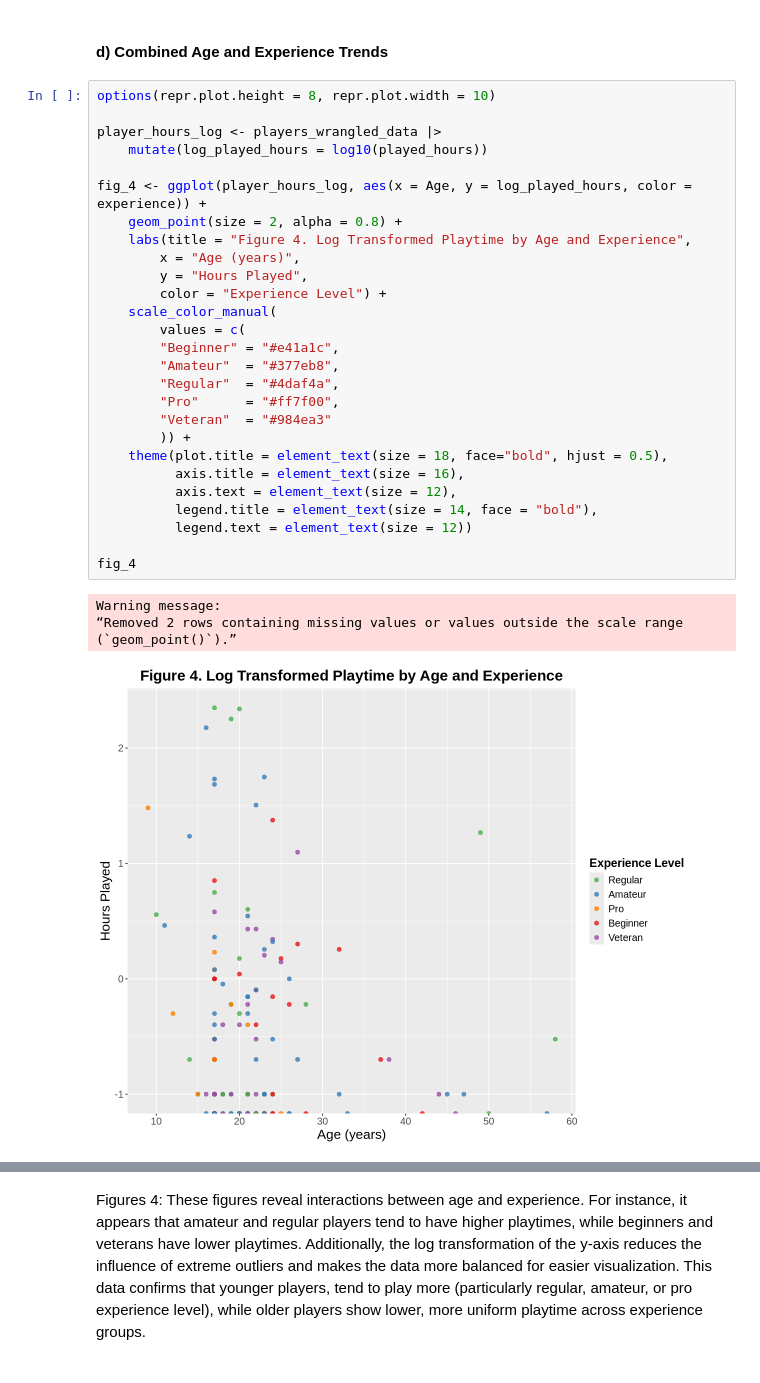
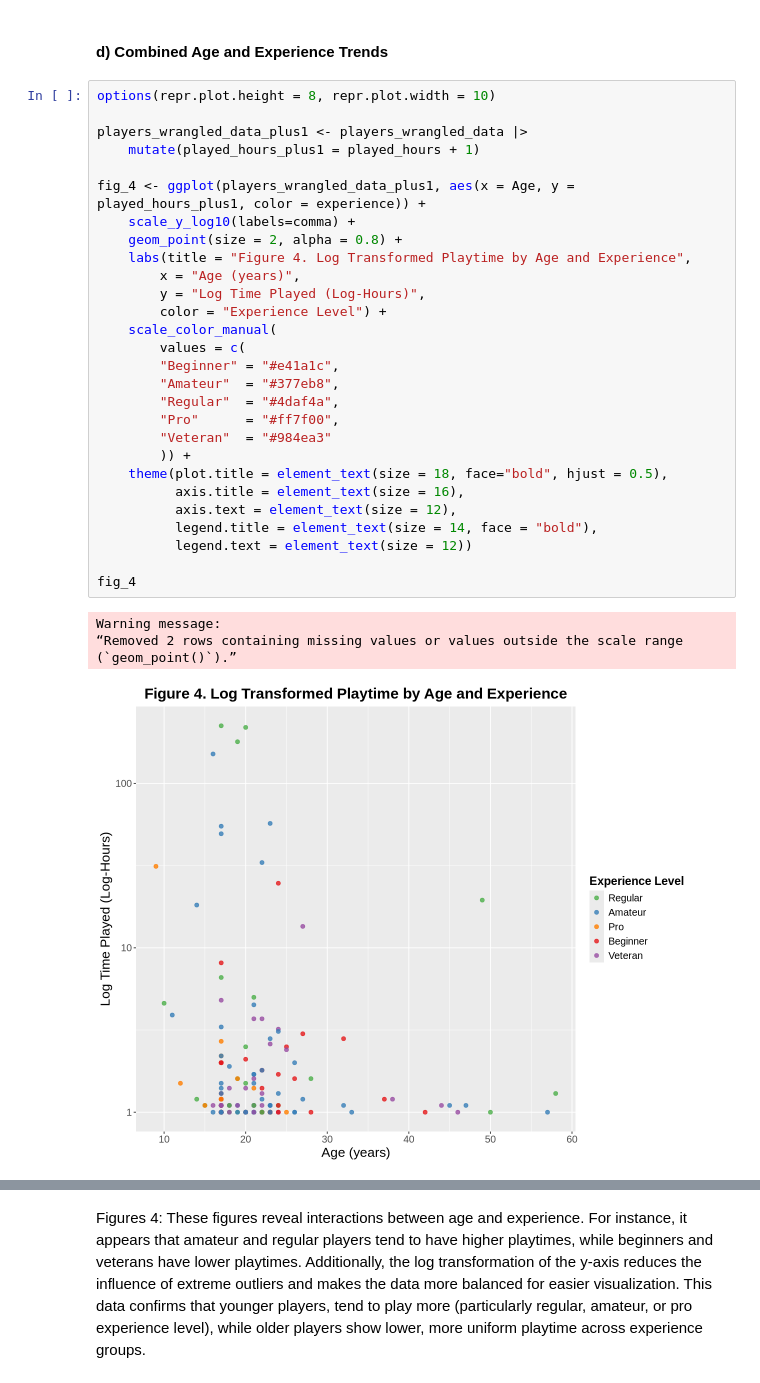
Before and after one commit to never-knowing/dsci100_project, a Jupyter notebook: DSCI100_Project_Notebook.ipynb, the cells around one changed output, grey strips where cells are left out. Saved outputs shown, nothing was run; the diff lists cells and outputs as text.

```diff
--- a/DSCI100_Project_Notebook.ipynb
+++ b/DSCI100_Project_Notebook.ipynb
@@ -321,32 +303,33 @@ Table 2: It is evident that the median playtime is about the same for all catego
 # %%
 options(repr.plot.height = 8, repr.plot.width = 10)
 
-player_hours_log <- players_wrangled_data |>
-    mutate(log_played_hours = log10(played_hours))
+players_wrangled_data_plus1 <- players_wrangled_data |>
+    mutate(played_hours_plus1 = played_hours + 1)
 
-fig_4 <- ggplot(player_hours_log, aes(x = Age, y = log_played_hours, color = experience)) +
+fig_4 <- ggplot(players_wrangled_data_plus1, aes(x = Age, y = played_hours_plus1, color = experience)) +
+    scale_y_log10(labels=comma) +
     geom_point(size = 2, alpha = 0.8) +
     labs(title = "Figure 4. Log Transformed Playtime by Age and Experience",
         x = "Age (years)",
-        y = "Hours Played",
+        y = "Log Time Played (Log-Hours)",
         color = "Experience Level") +
     scale_color_manual(
         values = c(
         "Beginner" = "#e41a1c",
         "Amateur"  = "#377eb8",
         "Regular"  = "#4daf4a",
         "Pro"      = "#ff7f00",
         "Veteran"  = "#984ea3"
         )) +
     theme(plot.title = element_text(size = 18, face="bold", hjust = 0.5),
           axis.title = element_text(size = 16),
           axis.text = element_text(size = 12),
           legend.title = element_text(size = 14, face = "bold"),
           legend.text = element_text(size = 12))
 
 fig_4
 # %% [output]
 Warning message:
 “Removed 2 rows containing missing values or values outside the scale range
 (`geom_point()`).”
-[figure, old version]
+[figure, new version]
```
Also changed, not shown: parts of 31 cells of this notebook.
